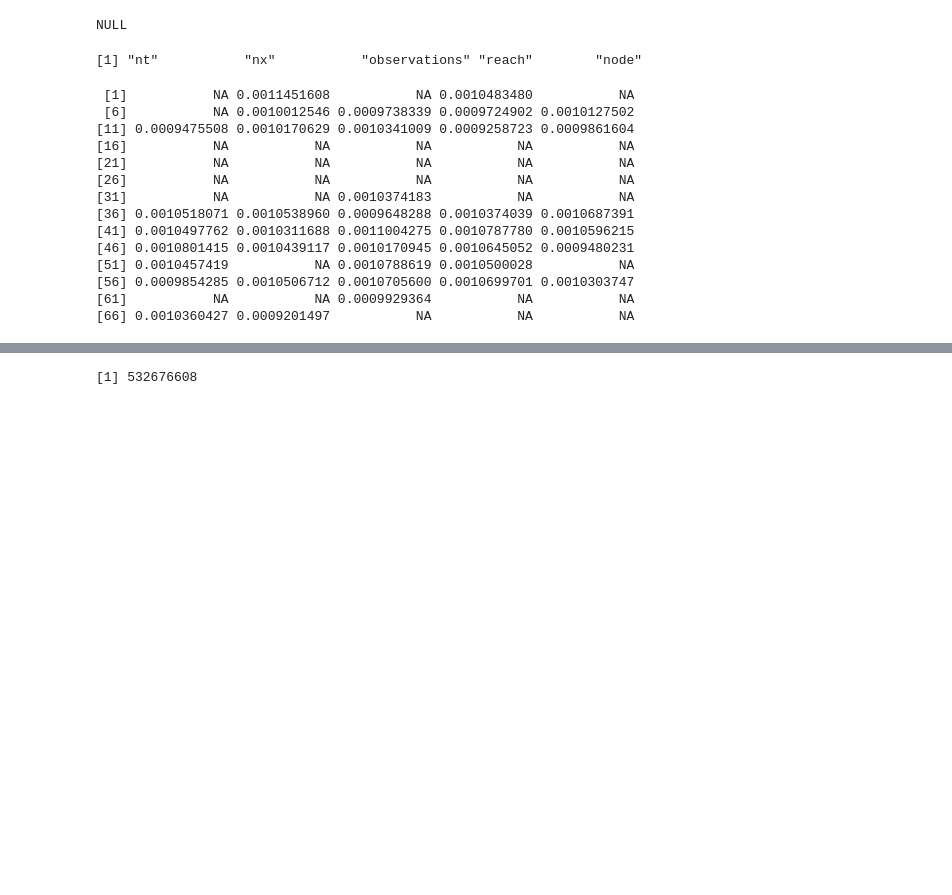
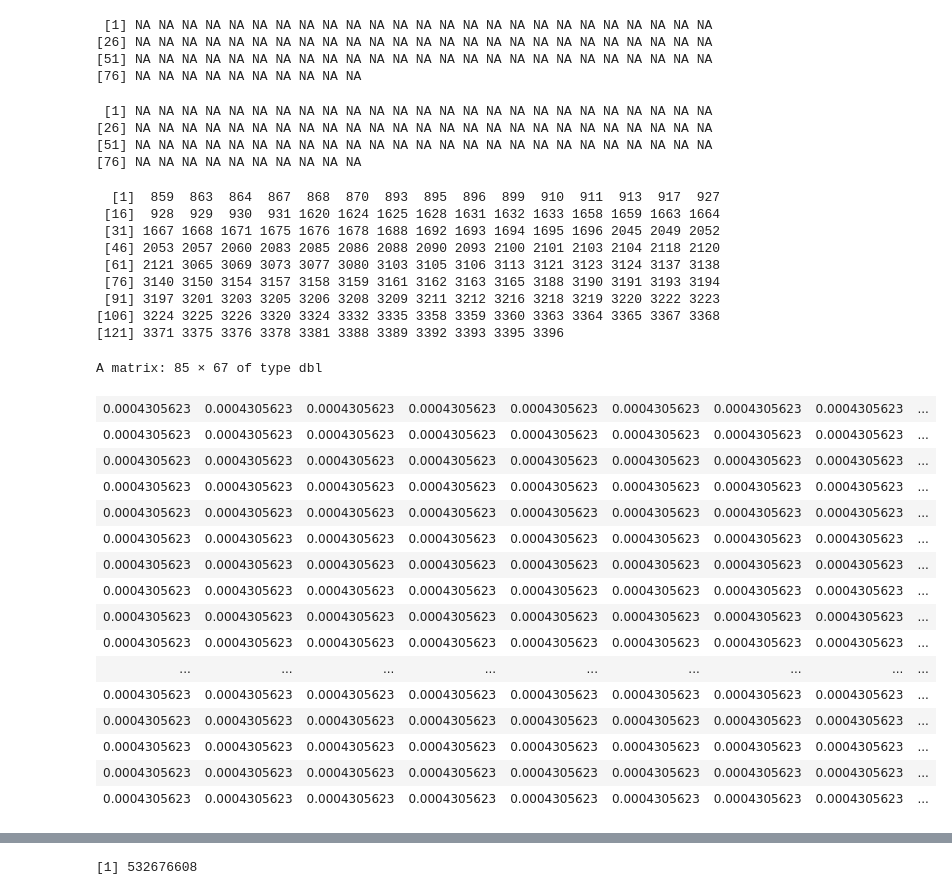
Before and after one commit to SWOT-Confluence/prediagnostics, a Jupyter notebook: test_prediag.ipynb, the cells around one changed output, grey strips where cells are left out. Saved outputs shown, nothing was run; the diff lists cells and outputs as text; code cells hidden in the pictures; blank space fills up the shorter version.

Commit message:
change to fixed slopes and permissive filter

```diff
--- a/test_prediag.ipynb
+++ b/test_prediag.ipynb
@@ -36,6 +36,9 @@ $sos
 # %%
+json_index=914
+json_data[[json_index]]
 source("/nas/cee-water/cjgleason/colin/prediagnostics/prediagnostics/input.R")
 source("/nas/cee-water/cjgleason/colin/prediagnostics/prediagnostics/output.R")
 source("/nas/cee-water/cjgleason/colin/prediagnostics/prediagnostics/prediagnostics.R")
 source("/nas/cee-water/cjgleason/colin/prediagnostics/prediagnostics/config.R")
-# test=run_diagnostics(input_dir, reaches2,json_index, output_dir)
+suppressWarnings({
+test=run_diagnostics(input_dir, reaches2,json_index, output_dir)})
@@ -42,4 +59,0 @@ source("/nas/cee-water/cjgleason/colin/prediagnostics/prediagnostics/config.R")
-# %%
-names(test)
-# %% [output]
-NULL
@@ -57,21 +60,52 @@ close.nc(swotin)
-# %%
-names(swot)
-# %% [output]
-[1] "nt"           "nx"           "observations" "reach"        "node"
 # %%
-swot$reach$slope2
+
+prediagsin=open.nc(paste0('/nas/cee-water/cjgleason/colin/',json_data[[json_index]]$reach_id,'_prediagnostics.nc'))
+prediags=read.nc(prediagsin,recursive=TRUE)
+close.nc(prediagsin)
+
+swotin=open.nc(paste0('/nas/cee-water/cjgleason/nikki/confluence_runs/mnt/input/swot/',
+                      json_data[[json_index]]$reach_id,
+                        '_SWOT.nc'))
+swot=read.nc(swotin,recursive=TRUE)
+close.nc(swotin)
+swot$reach$slope
+swot$reach$width
+# swot$reach$slope2
+which(!is.na(swot$node$width))
+ swot$node$slope
+# swot$node$slope2
 # %% [output]
- [1]           NA 0.0011451608           NA 0.0010483480           NA
- [6]           NA 0.0010012546 0.0009738339 0.0009724902 0.0010127502
-[11] 0.0009475508 0.0010170629 0.0010341009 0.0009258723 0.0009861604
-[16]           NA           NA           NA           NA           NA
-[21]           NA           NA           NA           NA           NA
-[26]           NA           NA           NA           NA           NA
-[31]           NA           NA 0.0010374183           NA           NA
-[36] 0.0010518071 0.0010538960 0.0009648288 0.0010374039 0.0010687391
-[41] 0.0010497762 0.0010311688 0.0011004275 0.0010787780 0.0010596215
-[46] 0.0010801415 0.0010439117 0.0010170945 0.0010645052 0.0009480231
-[51] 0.0010457419           NA 0.0010788619 0.0010500028           NA
-[56] 0.0009854285 0.0010506712 0.0010705600 0.0010699701 0.0010303747
-[61]           NA           NA 0.0009929364           NA           NA
-[66] 0.0010360427 0.0009201497           NA           NA           NA
+ [1] NA NA NA NA NA NA NA NA NA NA NA NA NA NA NA NA NA NA NA NA NA NA NA NA NA
+[26] NA NA NA NA NA NA NA NA NA NA NA NA NA NA NA NA NA NA NA NA NA NA NA NA NA
+[51] NA NA NA NA NA NA NA NA NA NA NA NA NA NA NA NA NA NA NA NA NA NA NA NA NA
+[76] NA NA NA NA NA NA NA NA NA NA
+ [1] NA NA NA NA NA NA NA NA NA NA NA NA NA NA NA NA NA NA NA NA NA NA NA NA NA
+[26] NA NA NA NA NA NA NA NA NA NA NA NA NA NA NA NA NA NA NA NA NA NA NA NA NA
+[51] NA NA NA NA NA NA NA NA NA NA NA NA NA NA NA NA NA NA NA NA NA NA NA NA NA
+[76] NA NA NA NA NA NA NA NA NA NA
+  [1]  859  863  864  867  868  870  893  895  896  899  910  911  913  917  927
+ [16]  928  929  930  931 1620 1624 1625 1628 1631 1632 1633 1658 1659 1663 1664
+ [31] 1667 1668 1671 1675 1676 1678 1688 1692 1693 1694 1695 1696 2045 2049 2052
+ [46] 2053 2057 2060 2083 2085 2086 2088 2090 2093 2100 2101 2103 2104 2118 2120
+ [61] 2121 3065 3069 3073 3077 3080 3103 3105 3106 3113 3121 3123 3124 3137 3138
+ [76] 3140 3150 3154 3157 3158 3159 3161 3162 3163 3165 3188 3190 3191 3193 3194
+ [91] 3197 3201 3203 3205 3206 3208 3209 3211 3212 3216 3218 3219 3220 3222 3223
+[106] 3224 3225 3226 3320 3324 3332 3335 3358 3359 3360 3363 3364 3365 3367 3368
+[121] 3371 3375 3376 3378 3381 3388 3389 3392 3393 3395 3396
+A matrix: 85 × 67 of type dbl
+| 0.0004305623 | 0.0004305623 | 0.0004305623 | 0.0004305623 | 0.0004305623 | 0.0004305623 | 0.0004305623 | 0.0004305623 | ... |
+| 0.0004305623 | 0.0004305623 | 0.0004305623 | 0.0004305623 | 0.0004305623 | 0.0004305623 | 0.0004305623 | 0.0004305623 | ... |
+| 0.0004305623 | 0.0004305623 | 0.0004305623 | 0.0004305623 | 0.0004305623 | 0.0004305623 | 0.0004305623 | 0.0004305623 | ... |
+| 0.0004305623 | 0.0004305623 | 0.0004305623 | 0.0004305623 | 0.0004305623 | 0.0004305623 | 0.0004305623 | 0.0004305623 | ... |
+| 0.0004305623 | 0.0004305623 | 0.0004305623 | 0.0004305623 | 0.0004305623 | 0.0004305623 | 0.0004305623 | 0.0004305623 | ... |
+| 0.0004305623 | 0.0004305623 | 0.0004305623 | 0.0004305623 | 0.0004305623 | 0.0004305623 | 0.0004305623 | 0.0004305623 | ... |
+| 0.0004305623 | 0.0004305623 | 0.0004305623 | 0.0004305623 | 0.0004305623 | 0.0004305623 | 0.0004305623 | 0.0004305623 | ... |
+| 0.0004305623 | 0.0004305623 | 0.0004305623 | 0.0004305623 | 0.0004305623 | 0.0004305623 | 0.0004305623 | 0.0004305623 | ... |
+| 0.0004305623 | 0.0004305623 | 0.0004305623 | 0.0004305623 | 0.0004305623 | 0.0004305623 | 0.0004305623 | 0.0004305623 | ... |
+| 0.0004305623 | 0.0004305623 | 0.0004305623 | 0.0004305623 | 0.0004305623 | 0.0004305623 | 0.0004305623 | 0.0004305623 | ... |
+| ... | ... | ... | ... | ... | ... | ... | ... | ... |
+| 0.0004305623 | 0.0004305623 | 0.0004305623 | 0.0004305623 | 0.0004305623 | 0.0004305623 | 0.0004305623 | 0.0004305623 | ... |
+| 0.0004305623 | 0.0004305623 | 0.0004305623 | 0.0004305623 | 0.0004305623 | 0.0004305623 | 0.0004305623 | 0.0004305623 | ... |
+| 0.0004305623 | 0.0004305623 | 0.0004305623 | 0.0004305623 | 0.0004305623 | 0.0004305623 | 0.0004305623 | 0.0004305623 | ... |
+| 0.0004305623 | 0.0004305623 | 0.0004305623 | 0.0004305623 | 0.0004305623 | 0.0004305623 | 0.0004305623 | 0.0004305623 | ... |
+| 0.0004305623 | 0.0004305623 | 0.0004305623 | 0.0004305623 | 0.0004305623 | 0.0004305623 | 0.0004305623 | 0.0004305623 | ... |
```
Also changed, not shown: parts of 9 cells of this notebook, 3 other files.
